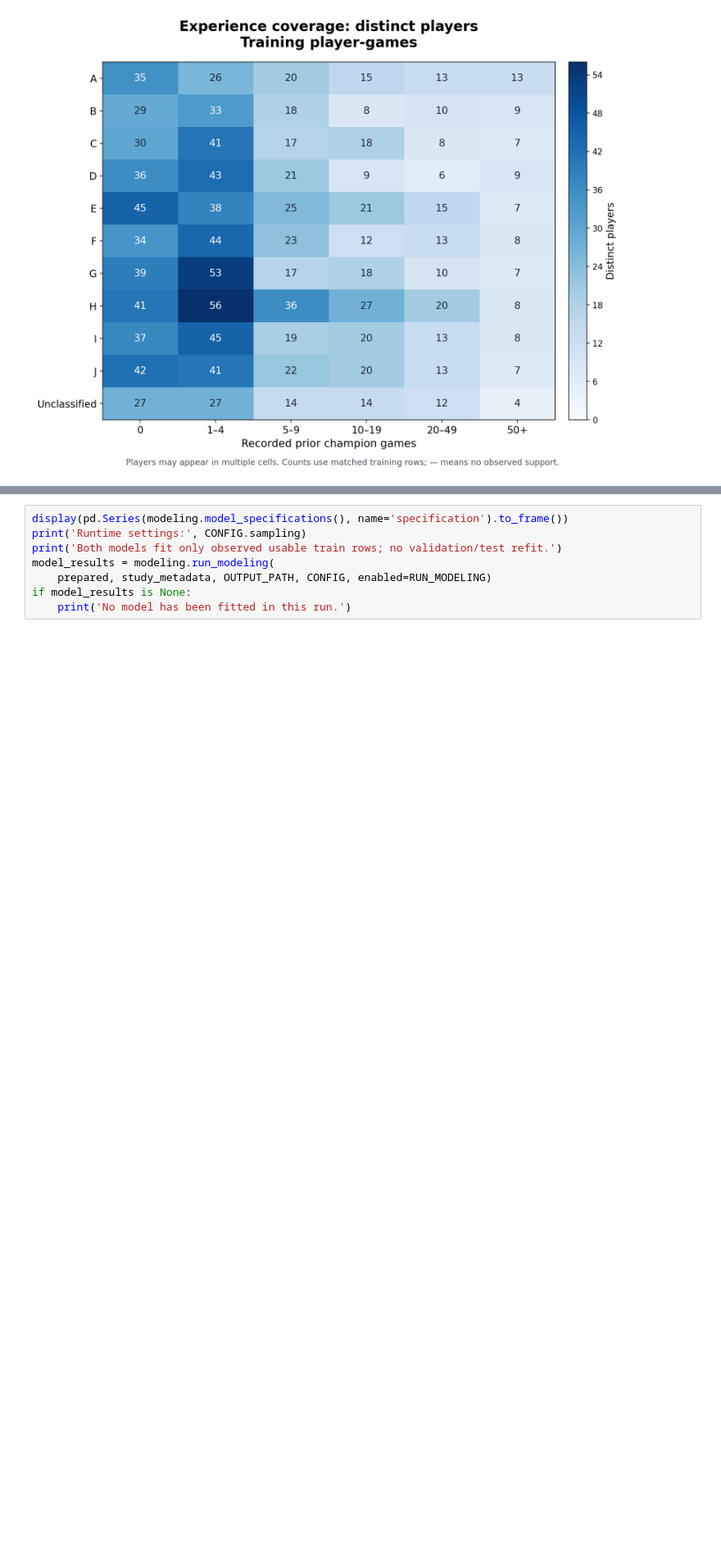
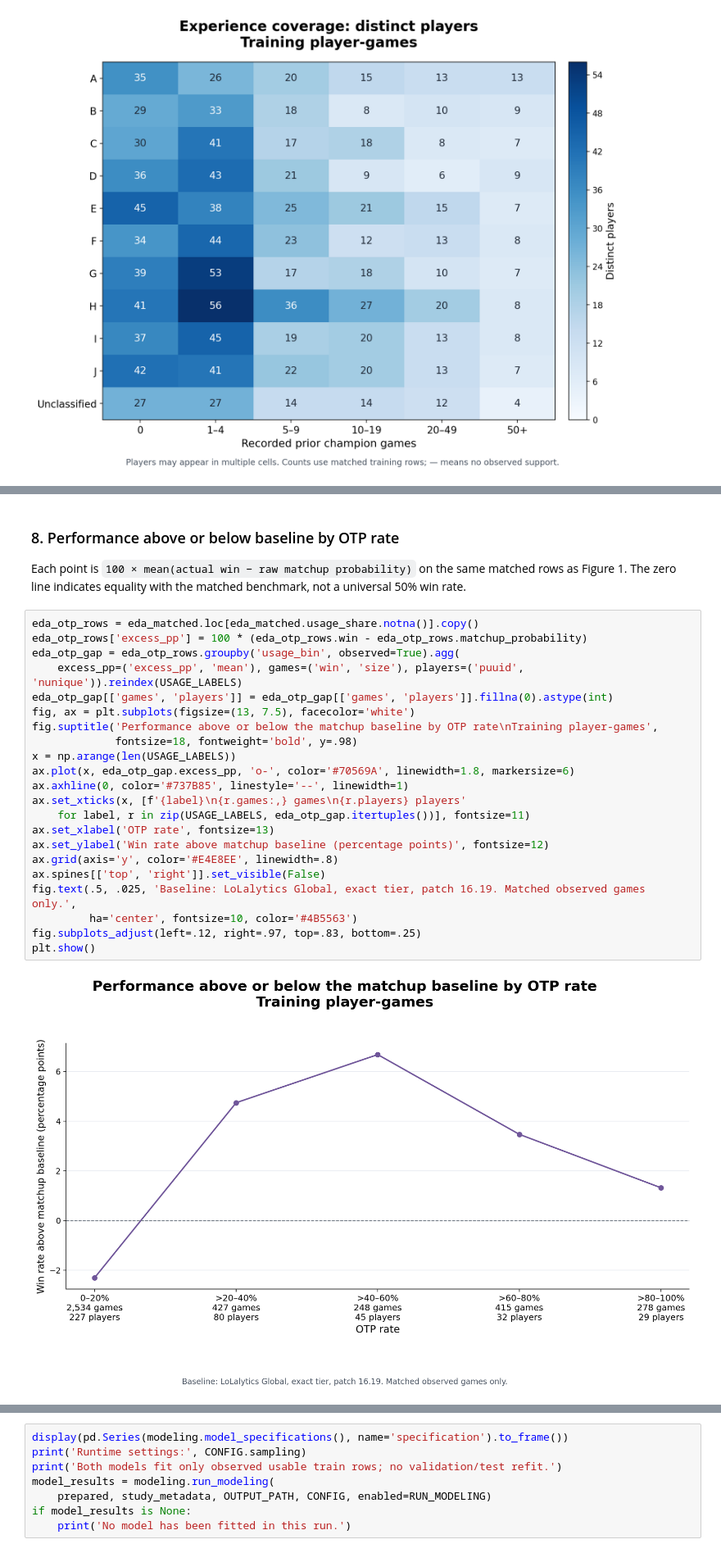
Before and after one commit to minhhohoang/riot-game-prediction, a Jupyter notebook: hlr_model/broad_rank_modeling.ipynb, the cells around one changed output, grey strips where cells are left out. Shown at 82% size. Cells and saved outputs as stored; diff of their text form; blank space fills up the shorter version.

```diff
--- a/hlr_model/broad_rank_modeling.ipynb
+++ b/hlr_model/broad_rank_modeling.ipynb
@@ -485,0 +526,28 @@ plt.show()
+# %% [markdown]
+### 8. Performance above or below baseline by OTP rate
+
+Each point is `100 × mean(actual win − raw matchup probability)` on the same matched rows as Figure 1. The zero line indicates equality with the matched benchmark, not a universal 50% win rate.
+# %%
+eda_otp_rows = eda_matched.loc[eda_matched.usage_share.notna()].copy()
+eda_otp_rows['excess_pp'] = 100 * (eda_otp_rows.win - eda_otp_rows.matchup_probability)
+eda_otp_gap = eda_otp_rows.groupby('usage_bin', observed=True).agg(
+    excess_pp=('excess_pp', 'mean'), games=('win', 'size'), players=('puuid', 'nunique')).reindex(USAGE_LABELS)
+eda_otp_gap[['games', 'players']] = eda_otp_gap[['games', 'players']].fillna(0).astype(int)
+fig, ax = plt.subplots(figsize=(13, 7.5), facecolor='white')
+fig.suptitle('Performance above or below the matchup baseline by OTP rate\nTraining player-games',
+             fontsize=18, fontweight='bold', y=.98)
+x = np.arange(len(USAGE_LABELS))
+ax.plot(x, eda_otp_gap.excess_pp, 'o-', color='#70569A', linewidth=1.8, markersize=6)
+ax.axhline(0, color='#737B85', linestyle='--', linewidth=1)
+ax.set_xticks(x, [f'{label}\n{r.games:,} games\n{r.players} players'
+    for label, r in zip(USAGE_LABELS, eda_otp_gap.itertuples())], fontsize=11)
+ax.set_xlabel('OTP rate', fontsize=13)
+ax.set_ylabel('Win rate above matchup baseline (percentage points)', fontsize=12)
+ax.grid(axis='y', color='#E4E8EE', linewidth=.8)
+ax.spines[['top', 'right']].set_visible(False)
+fig.text(.5, .025, 'Baseline: LoLalytics Global, exact tier, patch 16.19. Matched observed games only.',
+         ha='center', fontsize=10, color='#4B5563')
+fig.subplots_adjust(left=.12, right=.97, top=.83, bottom=.25)
+plt.show()
+# %% [output]
+[figure, added]
```
Also changed, not shown: parts of 12 cells of this notebook.
